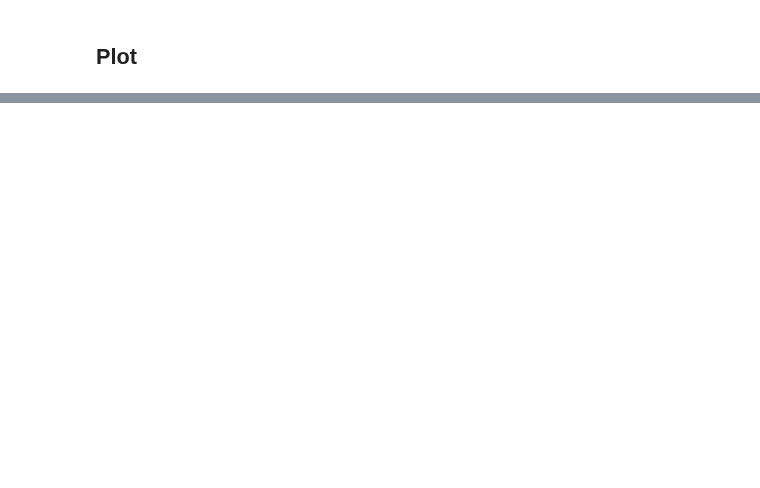
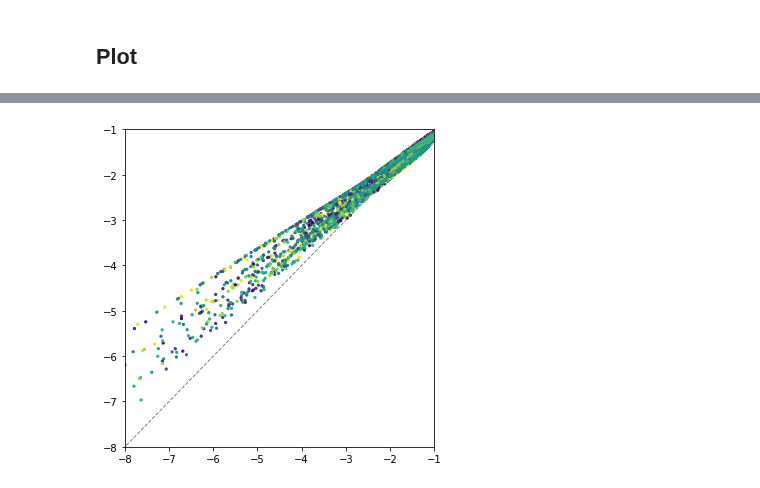
Before and after one commit to johannbrehmer/goldmine, a Jupyter notebook: goldmine/evaluation/gaussian_toy_example.ipynb, the cells around one changed output, grey strips where cells are left out. Drawn from its saved outputs; the diff is of its cells as text; code cells hidden in the pictures; blank space fills up the shorter version.

```diff
--- a/goldmine/evaluation/gaussian_toy_example.ipynb
+++ b/goldmine/evaluation/gaussian_toy_example.ipynb
@@ -67,0 +77,13 @@ plt.show()
+# %%
+fig = plt.figure(figsize=(5,5))
+
+plt.plot([-10.,10.], [-10.,10.], ls='--', lw=1., c='0.5')
+plt.scatter(log_p_train, log_p_hat_train, c=theta, cmap='viridis', vmin=-1., vmax=1., s=5.)
+
+plt.xlim(-8.,-1.)
+plt.ylim(-8.,-1.)
+
+plt.tight_layout()
+plt.show()
+# %% [output]
+[figure, added]
```
Also changed, not shown: parts of 3 cells of this notebook, 6 other files.
